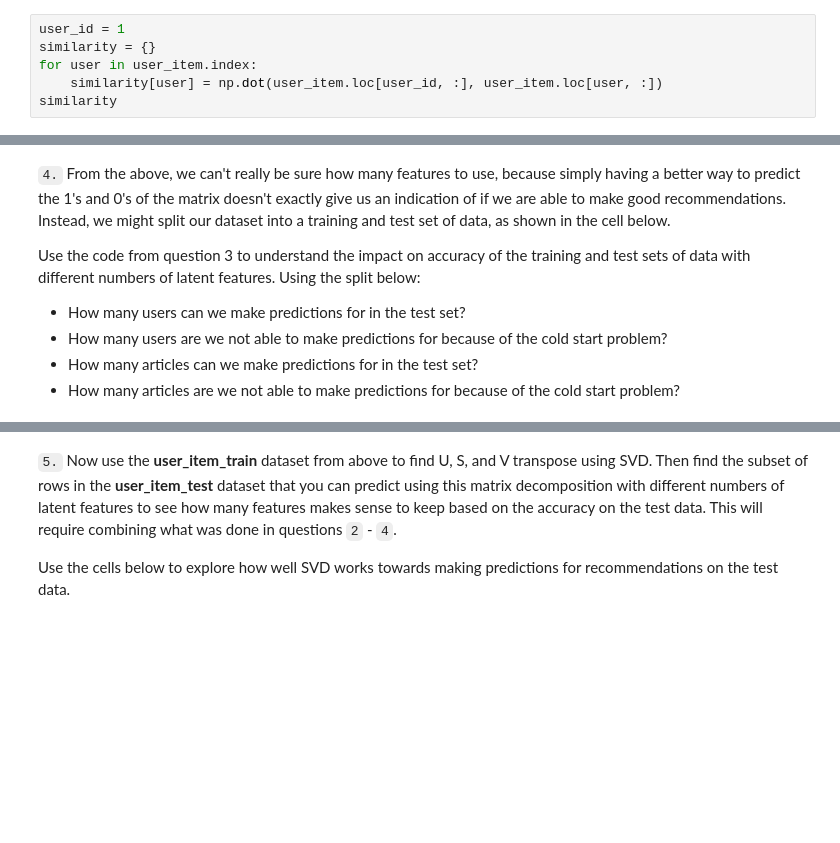
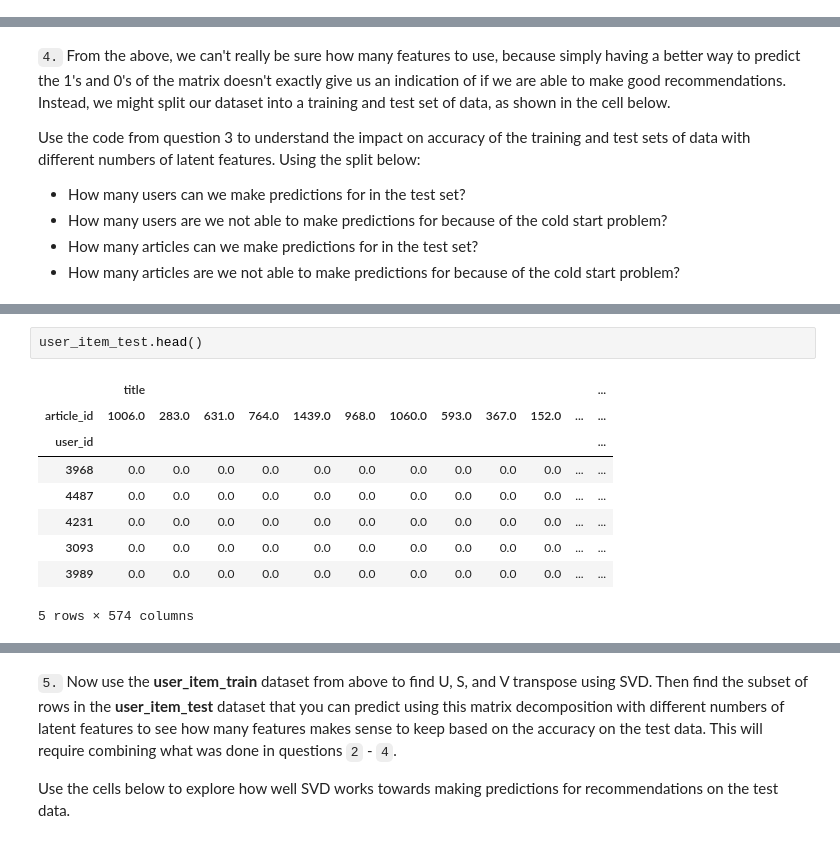
Before and after one commit to fabieck/Recommendations-with-IBM, a Jupyter notebook: Recommendations_with_IBM.ipynb, the cells around one changed output, grey strips where cells are left out. Saved outputs shown, nothing was run; the diff lists cells and outputs as text; blank space fills up the shorter version.

```diff
--- a/Recommendations_with_IBM.ipynb
+++ b/Recommendations_with_IBM.ipynb
@@ -313,9 +329,3 @@ You have passed our quick tests!  Please proceed!
 `2.` Complete the function below which should take a user_id and provide an ordered list of the most similar users to that user (from most similar to least similar).  The returned result should not contain the provided user_id, as we know that each user is similar to him/herself. Because the results for each user here are binary, it (perhaps) makes sense to compute similarity as the dot product of two users.
 
 Use the tests to test your function.
-# %%
-user_id = 1
-similarity = {}
-for user in user_item.index:
-    similarity[user] = np.dot(user_item.loc[user_id, :], user_item.loc[user, :])
-similarity
@@ -648,3 +765,15 @@ def create_test_and_train_user_item(df_train, df_test):
     return user_item_train, user_item_test, test_idx, test_arts
 
 user_item_train, user_item_test, test_idx, test_arts = create_test_and_train_user_item(df_train, df_test)
+# %%
+user_item_test.head()
+# %% [output]
+|  | title |  |  |  |  |  |  |  |  |  |  | ... |
+| article_id | 1006.0 | 283.0 | 631.0 | 764.0 | 1439.0 | 968.0 | 1060.0 | 593.0 | 367.0 | 152.0 | ... | ... |
+| user_id |  |  |  |  |  |  |  |  |  |  |  | ... |
+| 3968 | 0.0 | 0.0 | 0.0 | 0.0 | 0.0 | 0.0 | 0.0 | 0.0 | 0.0 | 0.0 | ... | ... |
+| 4487 | 0.0 | 0.0 | 0.0 | 0.0 | 0.0 | 0.0 | 0.0 | 0.0 | 0.0 | 0.0 | ... | ... |
+| 4231 | 0.0 | 0.0 | 0.0 | 0.0 | 0.0 | 0.0 | 0.0 | 0.0 | 0.0 | 0.0 | ... | ... |
+| 3093 | 0.0 | 0.0 | 0.0 | 0.0 | 0.0 | 0.0 | 0.0 | 0.0 | 0.0 | 0.0 | ... | ... |
+| 3989 | 0.0 | 0.0 | 0.0 | 0.0 | 0.0 | 0.0 | 0.0 | 0.0 | 0.0 | 0.0 | ... | ... |
+5 rows × 574 columns
```
Also changed, not shown: parts of 33 cells of this notebook, 1 other file.
